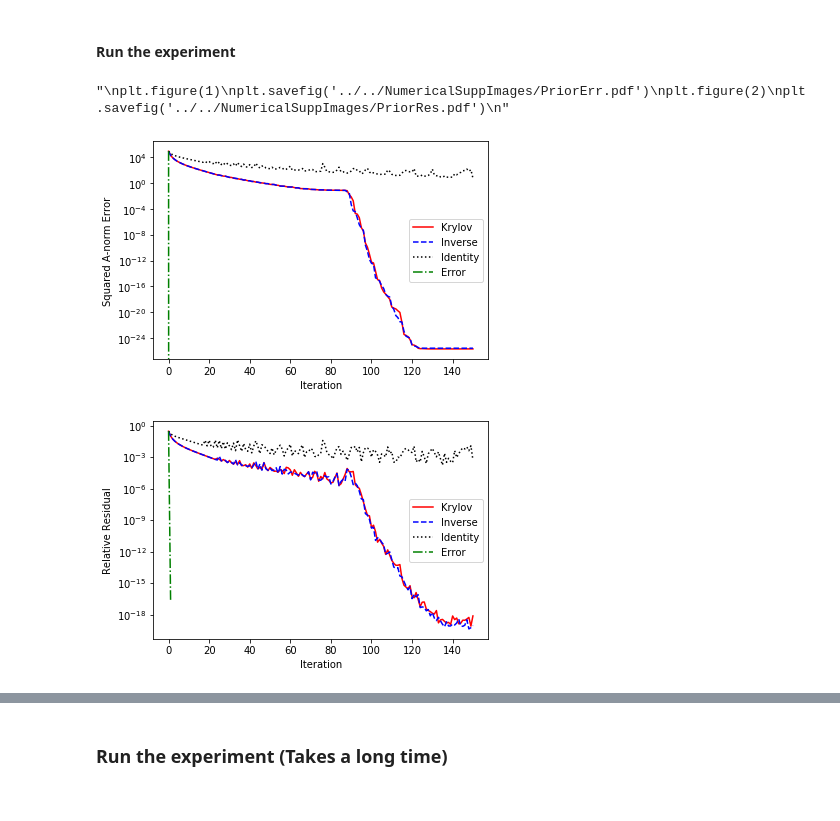
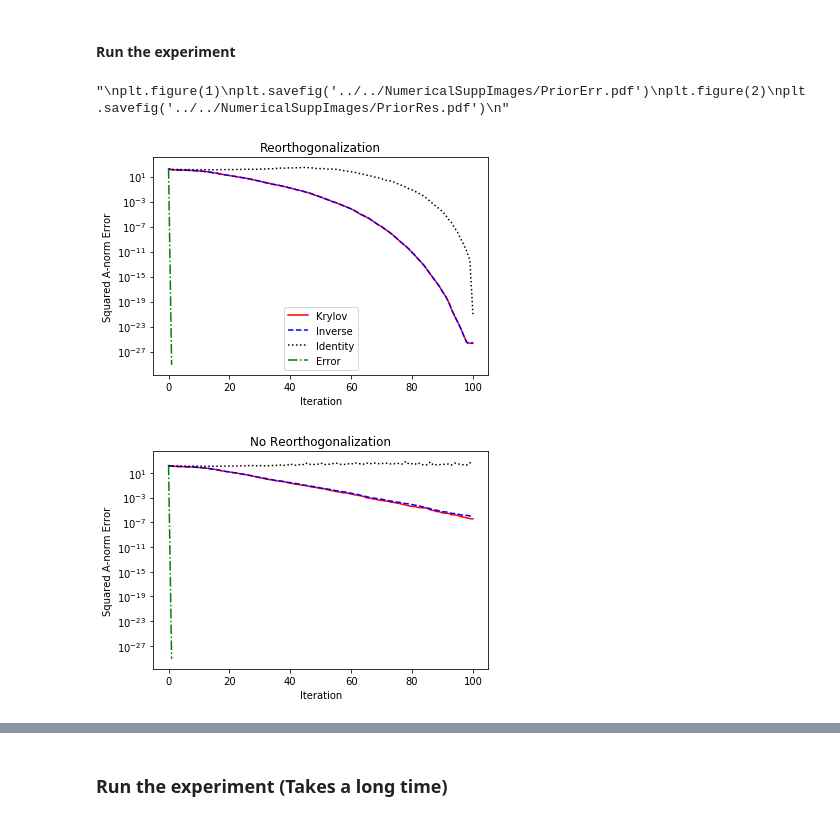
Before and after one commit to treid5/BayesCGKrylovPrior, a Jupyter notebook: BayesCGExperiments/Supplemental-Experiments.ipynb, the cells around one changed output, grey strips where cells are left out. Saved outputs shown, nothing was run; the diff lists cells and outputs as text; code cells hidden in the pictures.

```diff
--- a/BayesCGExperiments/Supplemental-Experiments.ipynb
+++ b/BayesCGExperiments/Supplemental-Experiments.ipynb
@@ -327,11 +180,13 @@ The matrix $\mathbf{A}$ is a random $n = 48$ symmetric positive definite matrix
 # %%
 np.random.seed(1)
 
-N = 48
+N = 100
 
-A,_,AInv,min_eig,max_eig = random_matrix_generator(N,5,1)
-CondA = max_eig/min_eig
-NormA = max_eig
+A,SVD_A = random_matrix_generator(N,3,2)
+CondA = max(SVD_A['S'])/min(SVD_A['S'])
+NormA = max(SVD_A['S'])
+
+AInv = SVD_A['U']@np.diag(SVD_A['S']**-1)@SVD_A['U'].T
 
 def AVec(w):
     return A@w
@@ -349,12 +204,15 @@ x0 = np.zeros(N)
 Err = xTrue - x0
 
 def ErrVec(w):
-    return np.inner(Err,w)*Err
+    if len(w.shape) == 1:
+        return np.inner(Err,w)*Err
+    else:
+        return np.outer(Err,Err)@w
 # %% [markdown]
 #### Run the experiment
 # %%
-it = 150
-reorth = False
+it = 100
+reorth = True
 delay = 1
 
 _,_,_,info_k = bayescg_k(AVec,b,x0,delay,it,None,1e-150,reorth = reorth,NormA = NormA,xTrue = xTrue)
@@ -368,43 +226,56 @@ _,_,info_E = bayescg(AVec,b,x0,ErrVec,it,None,reorth,NormA,xTrue)
 
 errK = info_k['err']
 errInv = info_inv['err']
 errI = info_I['err']
 errE = info_E['err']
 
-resK = info_k['res']
-resInv = info_inv['res']
-resI = info_I['res']
-resE = info_E['res']
-
 green = (0,0.5,0)
 
 plt.figure(1)
 plt.semilogy(errK, label = 'Krylov', color = 'r')
 plt.semilogy(errInv,'--', label = 'Inverse', color = 'b')
 plt.semilogy(errI,':', label = 'Identity', color = 'k')
 plt.semilogy(errE,'-.', label = 'Error', color = green)
 
 plt.xlabel('Iteration')
 plt.ylabel('Squared A-norm Error')
+plt.title('Reorthogonalization')
 plt.legend()
 
+reorth = False
+it = 100
+
+_,_,_,info_k = bayescg_k(AVec,b,x0,delay,it,None,1e-150,reorth = reorth,NormA = NormA,xTrue = xTrue)
+
+_,_,info_inv = bayescg(AVec,b,x0,AInvVec,it,None,reorth,NormA,xTrue)
+
+_,_,info_I = bayescg(AVec,b,x0,IVec,it,None,reorth,NormA,xTrue)
+
+it = 1
+_,_,info_E = bayescg(AVec,b,x0,ErrVec,it,None,reorth,NormA,xTrue)
+
+errK = info_k['err']
+errInv = info_inv['err']
+errI = info_I['err']
+errE = info_E['err']
+
 plt.figure(2)
-plt.semilogy(resK, label = 'Krylov', color = 'r')
-plt.semilogy(resInv,'--', label = 'Inverse', color = 'b')
-plt.semilogy(resI,':', label = 'Identity', color = 'k')
-plt.semilogy(resE,'-.', label = 'Error', color = green)
+plt.semilogy(errK, label = 'Krylov', color = 'r')
+plt.semilogy(errInv,'--', label = 'Inverse', color = 'b')
+plt.semilogy(errI,':', label = 'Identity', color = 'k')
+plt.semilogy(errE,'-.', label = 'Error', color = green)
 
 plt.xlabel('Iteration')
-plt.ylabel('Relative Residual')
-plt.legend()
+plt.ylabel('Squared A-norm Error')
+plt.title('No Reorthogonalization')
 
 '''
 plt.figure(1)
 plt.savefig('../../NumericalSuppImages/PriorErr.pdf')
 plt.figure(2)
 plt.savefig('../../NumericalSuppImages/PriorRes.pdf')
 '''
 # %% [output]
 "\nplt.figure(1)\nplt.savefig('../../NumericalSuppImages/PriorErr.pdf')\nplt.figure(2)\nplt.savefig('../../NumericalSuppImages/PriorRes.pdf')\n"
-[figure, old version]
+[figure, new version]
-[figure, old version]
+[figure, new version]
```
Also changed, not shown: parts of 22 cells of this notebook, 6 other files.
